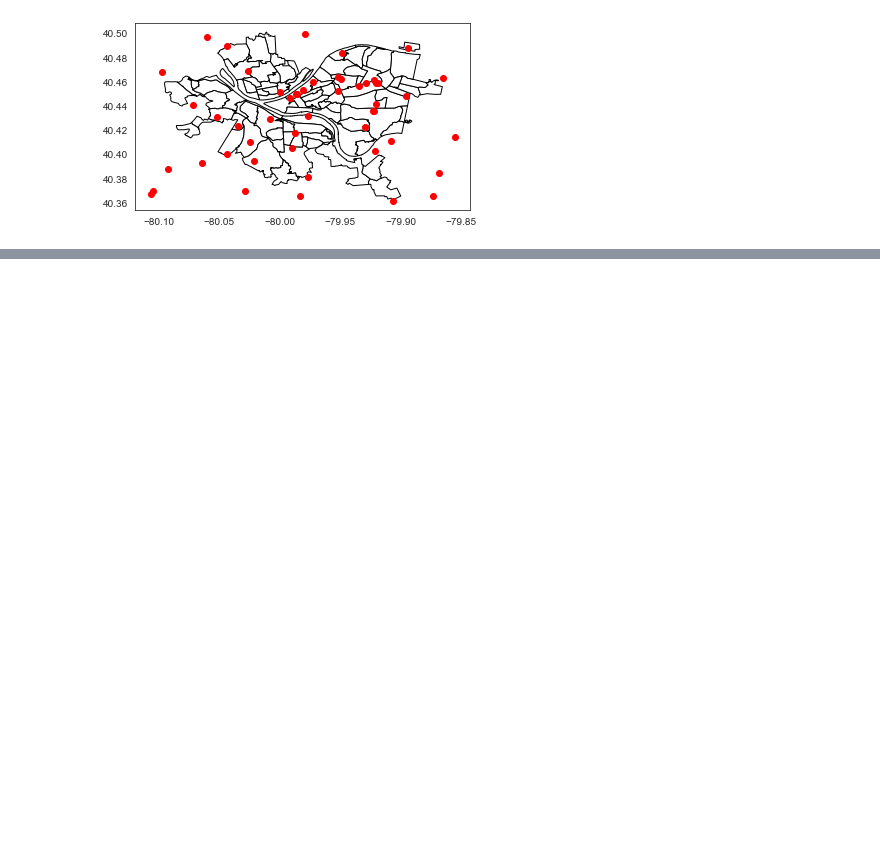
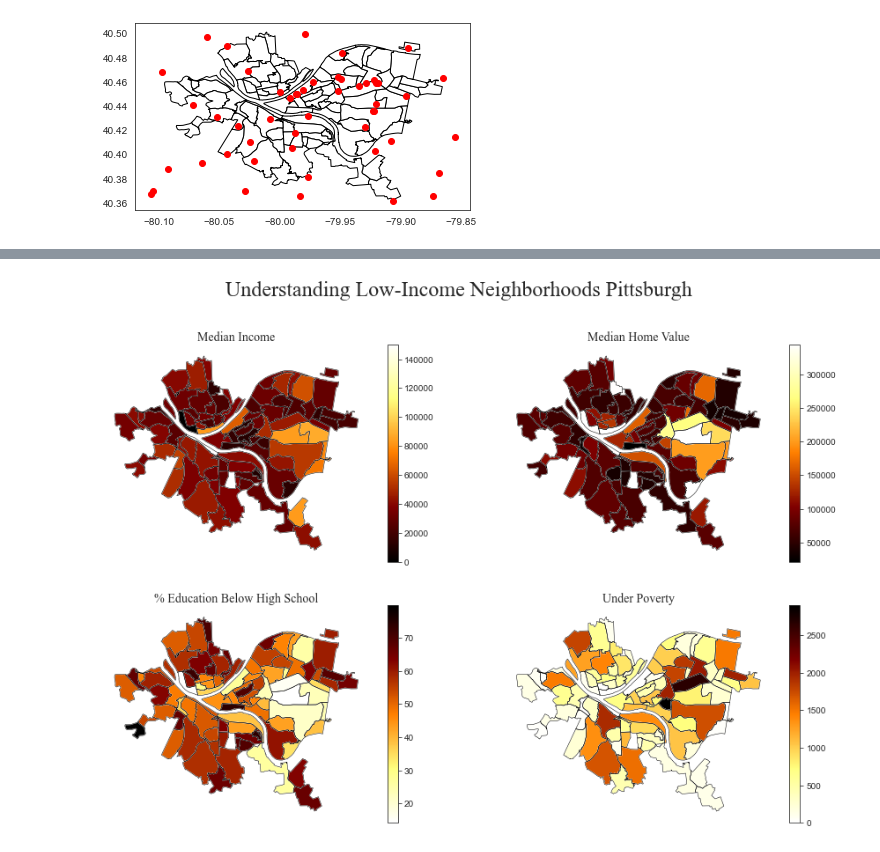
Before and after one commit to amjanaskie/MAP_Project_PGH_SNAP, a Jupyter notebook: Cleaning_and_EDA.ipynb, the cells around one changed output, grey strips where cells are left out. Drawn from its saved outputs; the diff is of its cells as text; code cells hidden in the pictures; blank space fills up the shorter version.

```diff
--- a/Cleaning_and_EDA.ipynb
+++ b/Cleaning_and_EDA.ipynb
@@ -82,0 +87,3 @@ plt.show()
+# %%
+snap = gpd.read_file('Neighborhoods/Neighborhoods_with_SNAP_Data.geojson')
+snap.columns
@@ -82,0 +103,40 @@ plt.show()
+# %%
+snap['Edu__Attainment__High_School_Gr'].replace('N/A', 0, inplace = True)
+snap['SNAP_All_csv_Median_Home__Value'].replace('N/A', 0, inplace = True)
+snap['Edu__Attainment__High_School_Gr'] = snap['Edu__Attainment__High_School_Gr'].str.rstrip('%').astype(np.float64)
+snap['SNAP_All_csv_Median_Home__Value'] = snap['SNAP_All_csv_Median_Home__Value'].str.lstrip('$')
+snap['SNAP_All_csv_Median_Home__Value'].replace({',':''},regex=True, inplace = True)
+snap['SNAP_All_csv_Median_Home__Value'] = snap['SNAP_All_csv_Median_Home__Value'].astype(np.float64)
+# %%
+# Plotting subplots
+fig, ax = plt.subplots(2, 2, figsize = (15, 10))
+
+# Main title
+plt.suptitle('Understanding Low-Income Neighborhoods Pittsburgh', font = "Times New Roman", fontsize = 24)
+
+# Plotting data
+snap.plot(figsize=(8,10), column = 'SNAP_All_csv_2009_Median_Income', cmap = 'afmhot', ax = ax[0,0], legend = 'full')
+snap.plot(figsize=(8,10), column = 'SNAP_All_csv_Median_Home__Value', cmap = 'afmhot', ax = ax[0,1], legend = 'full')
+snap.plot(figsize=(8,10), column = 'Edu__Attainment__High_School_Gr', cmap = 'afmhot_r', ax = ax[1,0], legend = 'full')
+snap.plot(figsize=(8,10), column = 'Est__Pop__Under_Poverty__2010_', cmap = 'afmhot_r', ax = ax[1,1], legend = 'full')
+
+# Setting subtitles
+ax[0, 0].set_title('Median Income', font = "Times New Roman", fontsize = 14)
+ax[0, 1].set_title('Median Home Value', font = "Times New Roman", fontsize = 14)
+ax[1, 0].set_title('% Education Below High School', font = "Times New Roman", fontsize = 14)
+ax[1, 1].set_title('Under Poverty', font = "Times New Roman", fontsize = 14)
+
+
+snap.geometry.boundary.plot(ax=ax[0,0], edgecolor='k',linewidth = 0.5)
+snap.geometry.boundary.plot(ax=ax[0,1], edgecolor='k',linewidth = 0.5)
+snap.geometry.boundary.plot(ax=ax[1,0], edgecolor='k',linewidth = 0.5)
+snap.geometry.boundary.plot(ax=ax[1,1], edgecolor='k',linewidth = 0.5)
+
+ax[0, 0].axis('off')
+ax[0, 1].axis('off')
+ax[1, 0].axis('off')
+ax[1, 1].axis('off')
+
+plt.savefig('Low_Income_Map', dpi = 100)
+# %% [output]
+[figure, added]
```
Also changed, not shown: parts of 5 cells of this notebook, 2 other files.
